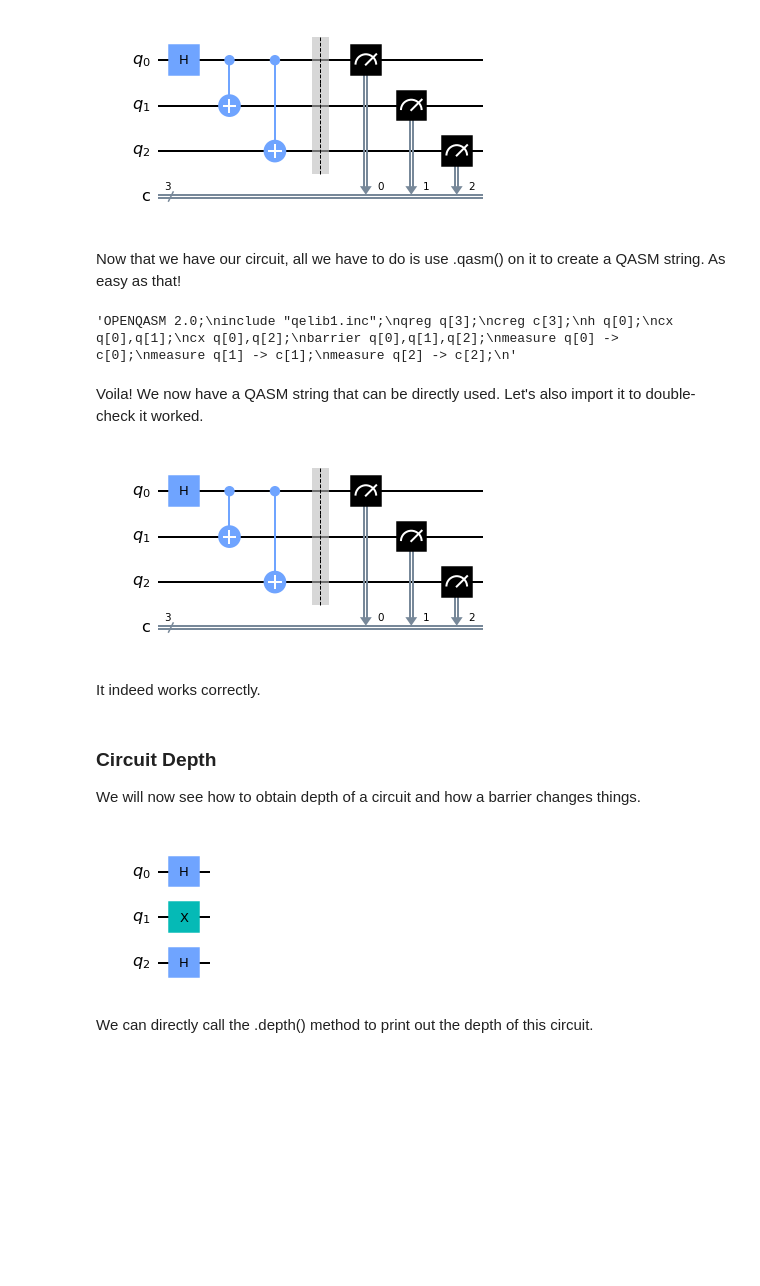
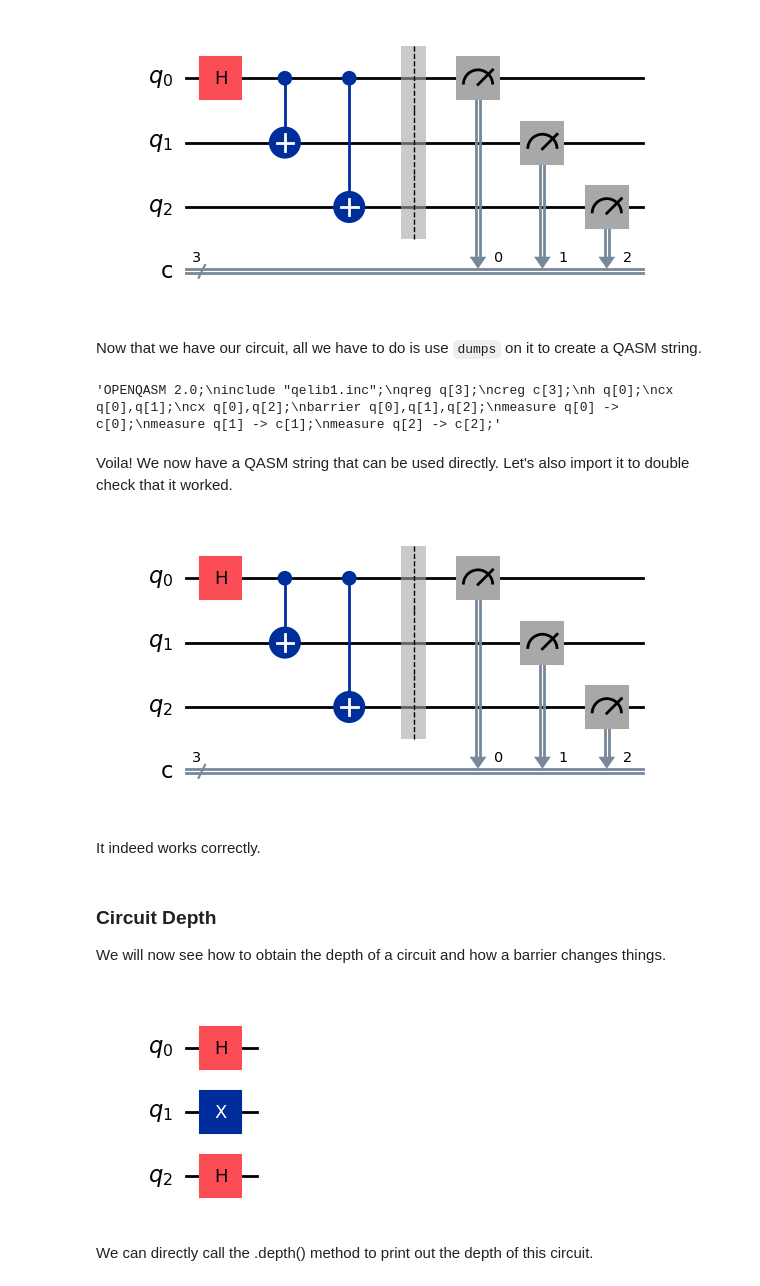
Before and after one commit to EmilianoG-byte/qiskit-bootcamp-2024, a Jupyter notebook: Module-3-Lecture.ipynb, the cells around one changed output. Saved outputs shown, nothing was run; the diff lists cells and outputs as text; code cells hidden in the pictures; blank space fills up the shorter version.

```diff
--- a/Module-3-Lecture.ipynb
+++ b/Module-3-Lecture.ipynb
@@ -90,37 +65,39 @@ qc.cx(0,1)
 qc.cx(0,2)
 qc.barrier()
 qc.measure([0,1,2], [0,1,2])
-qc.draw()
+qc.draw('mpl')
 # %% [output]
-[figure, old version]
+[figure, new version]
 # %% [markdown]
-Now that we have our circuit, all we have to do is use .qasm() on it to create a QASM string. As easy as that!
+Now that we have our circuit, all we have to do is use `dumps` on it to create a QASM string.
 # %%
-qasm_str = qc.qasm()
+from qiskit.qasm2 import dumps
+
+qasm_str = dumps(qc)
 qasm_str
 # %% [output]
-'OPENQASM 2.0;\ninclude "qelib1.inc";\nqreg q[3];\ncreg c[3];\nh q[0];\ncx q[0],q[1];\ncx q[0],q[2];\nbarrier q[0],q[1],q[2];\nmeasure q[0] -> c[0];\nmeasure q[1] -> c[1];\nmeasure q[2] -> c[2];\n'
+'OPENQASM 2.0;\ninclude "qelib1.inc";\nqreg q[3];\ncreg c[3];\nh q[0];\ncx q[0],q[1];\ncx q[0],q[2];\nbarrier q[0],q[1],q[2];\nmeasure q[0] -> c[0];\nmeasure q[1] -> c[1];\nmeasure q[2] -> c[2];'
 # %% [markdown]
-Voila! We now have a QASM string that can be directly used. Let's also import it to double-check it worked.
+Voila! We now have a QASM string that can be used directly. Let's also import it to double check that it worked.
 # %%
 circ = QuantumCircuit.from_qasm_str(qasm_str)
-circ.draw()
+circ.draw('mpl')
 # %% [output]
-[figure, old version]
+[figure, new version]
 # %% [markdown]
 It indeed works correctly.
 # %% [markdown]
 ### Circuit Depth
 
-We will now see how to obtain depth of a circuit and how a barrier changes things.
+We will now see how to obtain the depth of a circuit and how a barrier changes things.
 # %%
 circ = QuantumCircuit(3)
 circ.h(0)
 circ.x(1)
 circ.h(2)
-circ.draw()
+circ.draw('mpl')
 # %% [output]
-[figure, old version]
+[figure, new version]
 # %% [markdown]
 We can directly call the .depth() method to print out the depth of this circuit.
 # %%
```
Also changed, not shown: parts of 27 cells of this notebook, 4 other files.
